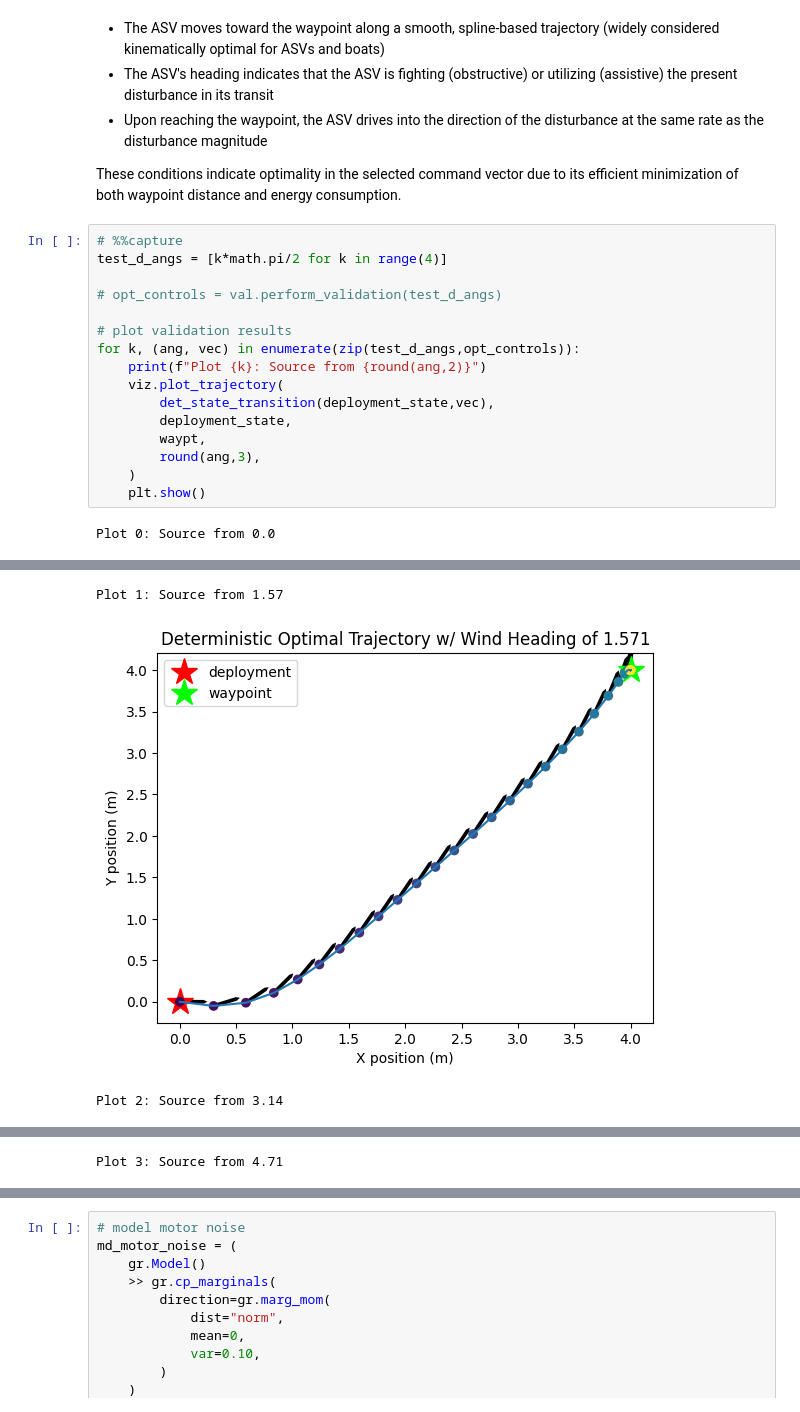
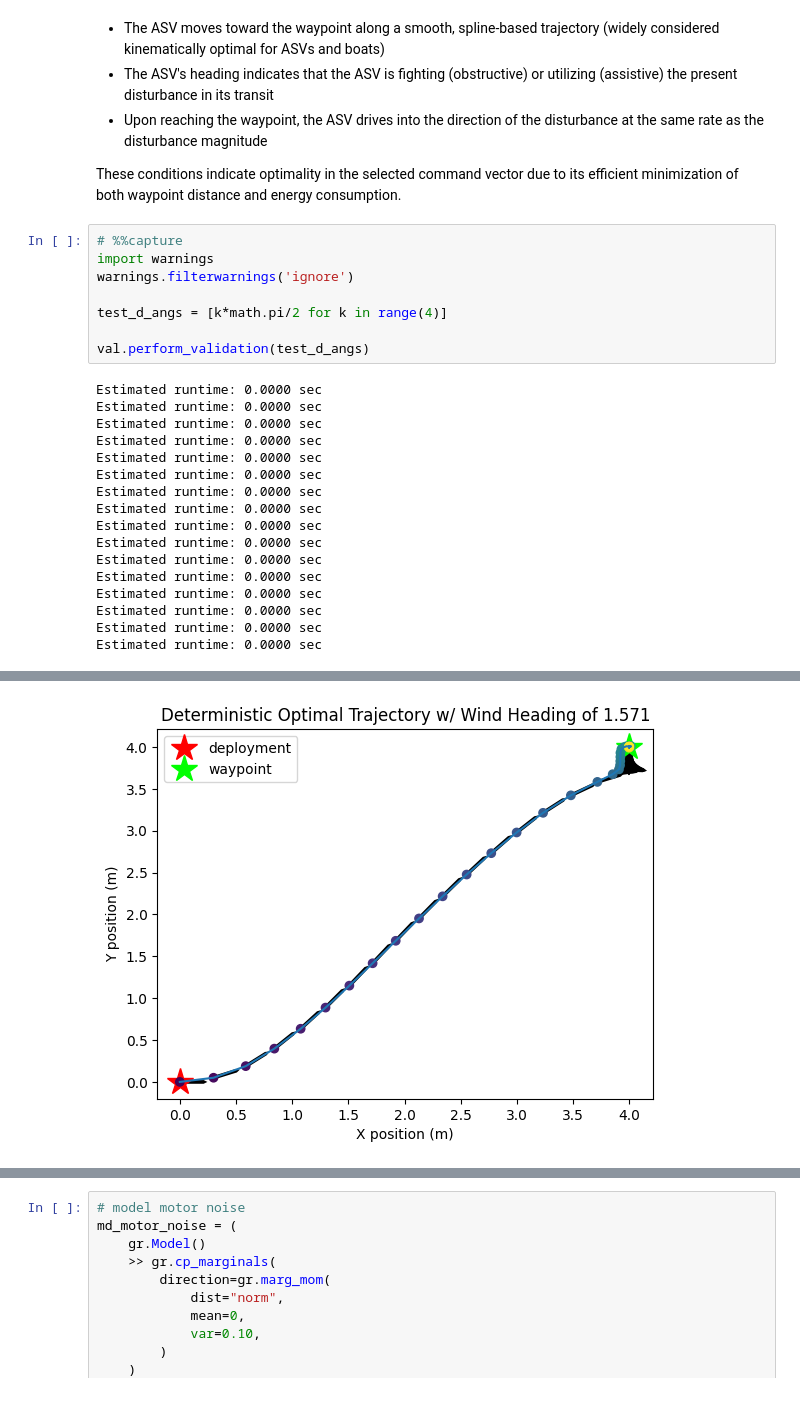
Before and after one commit to itannermahncke/trajectory-optimization-under-uncertainty, a Jupyter notebook: trajectory_optimization.ipynb, the cells around one changed output, grey strips where cells are left out. Cells and saved outputs as stored; diff of their text form.

```diff
--- a/trajectory_optimization.ipynb
+++ b/trajectory_optimization.ipynb
@@ -378,19 +391,26 @@ In the obstructive cases, the model is considered to be valid if it meets the fo
 These conditions indicate optimality in the selected command vector due to its efficient minimization of both waypoint distance and energy consumption.
 # %%
 # %%capture
+import warnings
+warnings.filterwarnings('ignore')
+
 test_d_angs = [k*math.pi/2 for k in range(4)]
 
-# opt_controls = val.perform_validation(test_d_angs)
-
-# plot validation results
-for k, (ang, vec) in enumerate(zip(test_d_angs,opt_controls)):
-    print(f"Plot {k}: Source from {round(ang,2)}")
-    viz.plot_trajectory(
-        det_state_transition(deployment_state,vec),
-        deployment_state,
-        waypt,
-        round(ang,3),
-    )
-    plt.show()
+val.perform_validation(test_d_angs)
 # %% [output]
-Plot 0: Source from 0.0
+Estimated runtime: 0.0000 sec
+Estimated runtime: 0.0000 sec
+Estimated runtime: 0.0000 sec
+Estimated runtime: 0.0000 sec
+Estimated runtime: 0.0000 sec
+Estimated runtime: 0.0000 sec
+Estimated runtime: 0.0000 sec
+Estimated runtime: 0.0000 sec
+Estimated runtime: 0.0000 sec
+Estimated runtime: 0.0000 sec
+Estimated runtime: 0.0000 sec
+Estimated runtime: 0.0000 sec
+Estimated runtime: 0.0000 sec
+Estimated runtime: 0.0000 sec
+Estimated runtime: 0.0000 sec
+Estimated runtime: 0.0000 sec
@@ -398,3 +418 @@ Plot 0: Source from 0.0
-Plot 1: Source from 1.57
-[figure, old version]
+[figure, new version]
-Plot 2: Source from 3.14
@@ -402,3 +420,2 @@ Plot 2: Source from 3.14
-Plot 3: Source from 4.71
 [figure]
 # %% [markdown]
```
Also changed, not shown: parts of 11 cells of this notebook, 7 other files.
